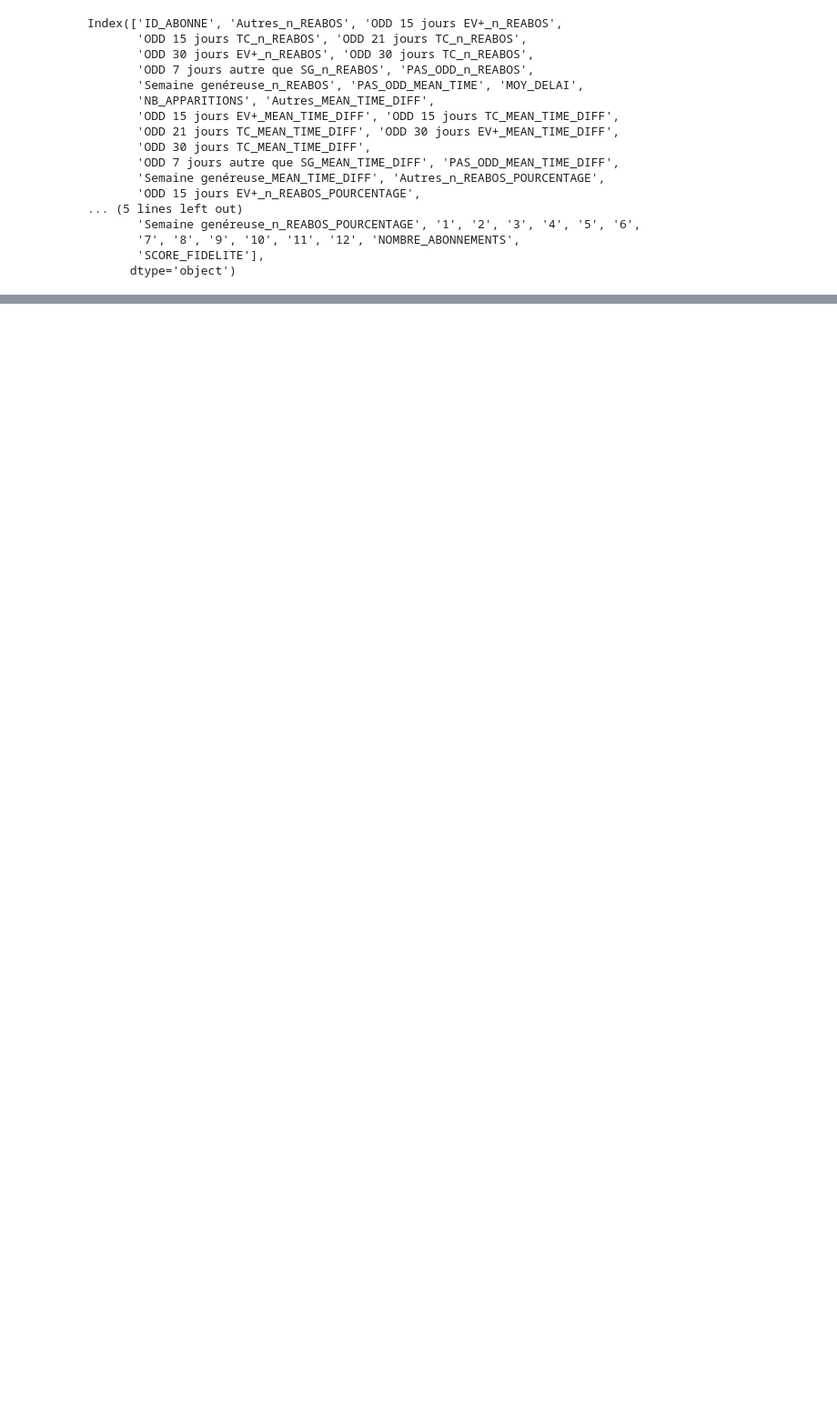
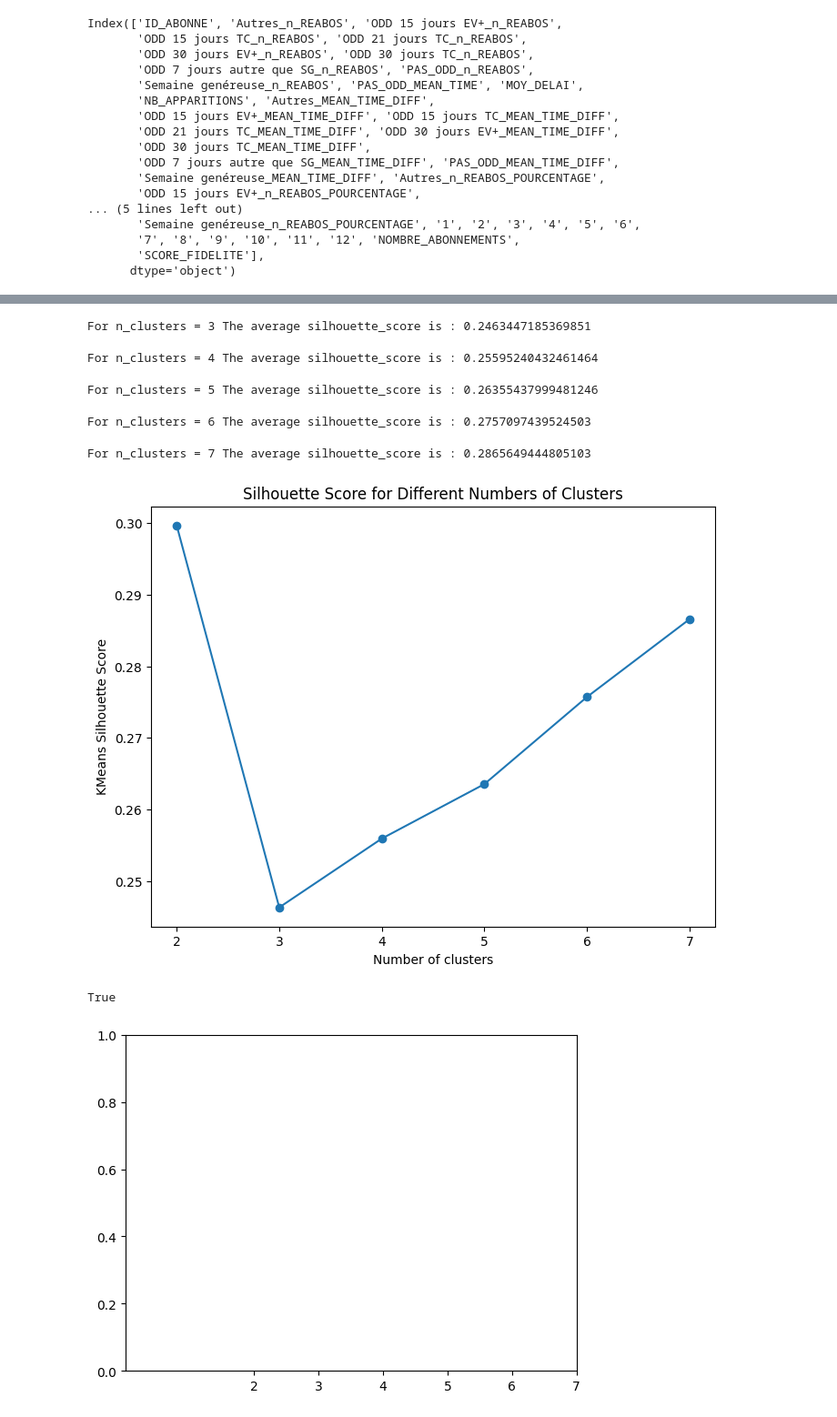
Before and after one commit to Statapp-CANAL/Statapp-CANAL, a Jupyter notebook: Data_operations/test.ipynb, the cells around one changed output, grey strips where cells are left out. Shown at 91% size. Saved outputs shown, nothing was run; the diff lists cells and outputs as text; code cells hidden in the pictures; blank space fills up the shorter version.

```diff
--- a/Data_operations/test.ipynb
+++ b/Data_operations/test.ipynb
@@ -424,0 +415,24 @@ trace_silhouette_scores(visualize_silhouette_datas_all(path_antoine + "fusion_ta
+# %%
+trace_silhouette_scores(visualize_silhouette_datas_all(path_antoine + "fusion_table_score_v1.csv",
+                                                       ['Autres_n_REABOS', 'ODD 15 jours EV+_n_REABOS',
+       'ODD 15 jours TC_n_REABOS', 'ODD 21 jours TC_n_REABOS',
+       'ODD 30 jours EV+_n_REABOS', 'ODD 30 jours TC_n_REABOS',
+       'ODD 7 jours autre que SG_n_REABOS', 'PAS_ODD_n_REABOS',
+       'Semaine genéreuse_n_REABOS', 'PAS_ODD_MEAN_TIME', 'MOY_DELAI',
+       'NB_APPARITIONS', 'Autres_MEAN_TIME_DIFF',
+       'ODD 15 jours EV+_MEAN_TIME_DIFF', 'ODD 15 jours TC_MEAN_TIME_DIFF',
+       'ODD 21 jours TC_MEAN_TIME_DIFF', 'ODD 30 jours EV+_MEAN_TIME_DIFF',
+       'ODD 30 jours TC_MEAN_TIME_DIFF',
+       'ODD 7 jours autre que SG_MEAN_TIME_DIFF', 'PAS_ODD_MEAN_TIME_DIFF',
+       'Semaine genéreuse_MEAN_TIME_DIFF', 'Autres_n_REABOS_POURCENTAGE',
+       'ODD 15 jours EV+_n_REABOS_POURCENTAGE',
+       'ODD 15 jours TC_n_REABOS_POURCENTAGE',
+       'ODD 21 jours TC_n_REABOS_POURCENTAGE',
+       'ODD 30 jours EV+_n_REABOS_POURCENTAGE',
+       'ODD 30 jours TC_n_REABOS_POURCENTAGE',
+       'ODD 7 jours autre que SG_n_REABOS_POURCENTAGE',
+       'Semaine genéreuse_n_REABOS_POURCENTAGE',
+       'SCORE_FIDELITE'],
+                                                       [2, 3, 4, 5,6,7],
+                                                       path_antoine + "Clustering_results/Total/"), [2, 3, 4,5,6,7])
+# %% [output]
@@ -424,0 +444,8 @@ trace_silhouette_scores(visualize_silhouette_datas_all(path_antoine + "fusion_ta
+For n_clusters = 3 The average silhouette_score is : 0.2463447185369851
+For n_clusters = 4 The average silhouette_score is : 0.25595240432461464
+For n_clusters = 5 The average silhouette_score is : 0.26355437999481246
+For n_clusters = 6 The average silhouette_score is : 0.2757097439524503
+For n_clusters = 7 The average silhouette_score is : 0.2865649444805103
+[figure, added]
+True
+[figure, added]
```
Also changed, not shown: parts of 6 cells of this notebook.
